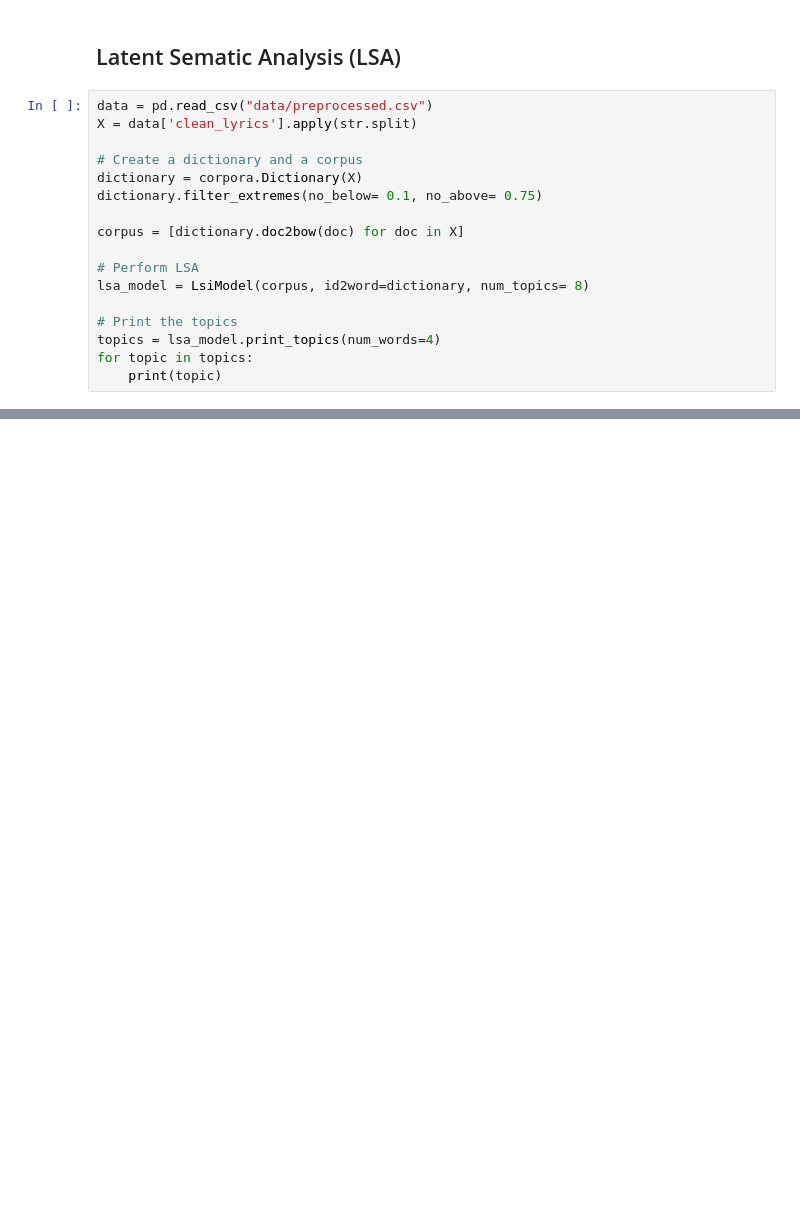
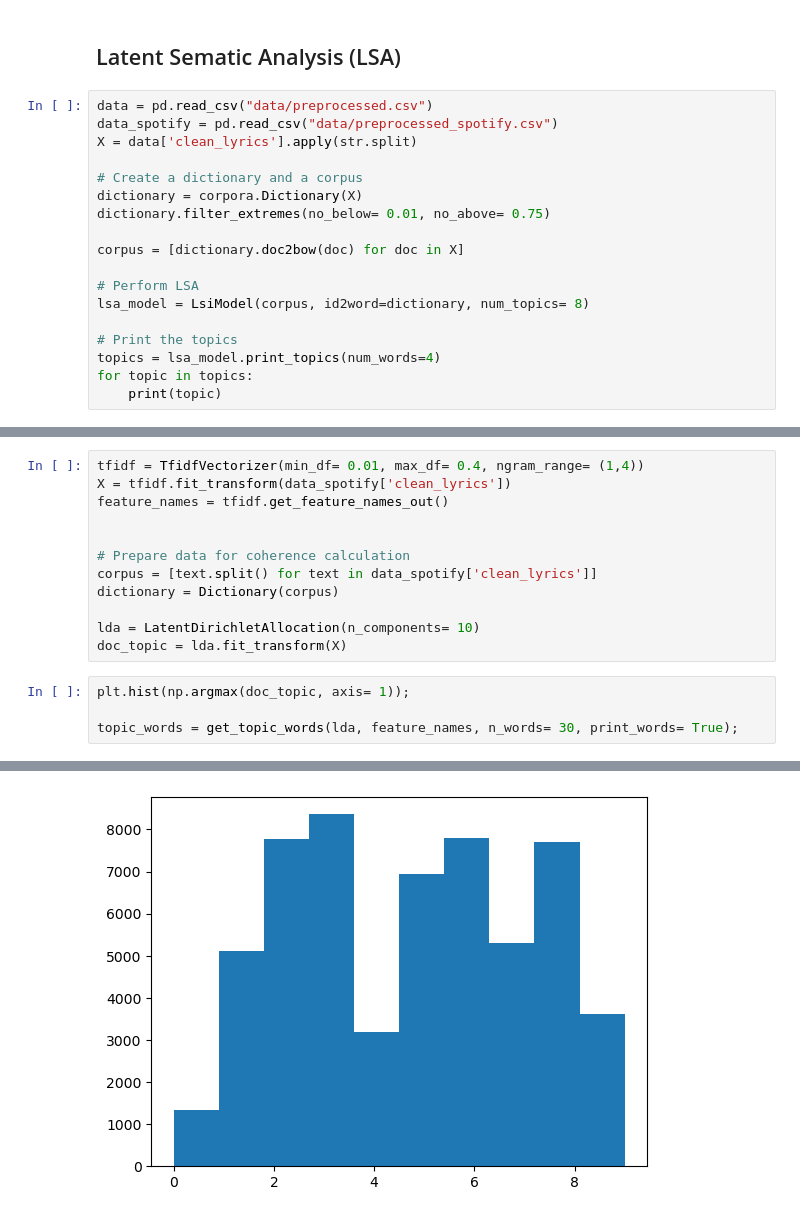
Before and after one commit to garimasc/topic_modeling_songs, a Jupyter notebook: lsa_lda_nmf.ipynb, the cells around one changed output, grey strips where cells are left out. Cells and saved outputs as stored; diff of their text form; blank space fills up the shorter version.

Commit message:
check in changes to LDA without data files

```diff
--- a/lsa_lda_nmf.ipynb
+++ b/lsa_lda_nmf.ipynb
@@ -15,11 +22,12 @@ from sklearn.decomposition import PCA
 ## Latent Sematic Analysis (LSA)
 # %%
 data = pd.read_csv("data/preprocessed.csv")
+data_spotify = pd.read_csv("data/preprocessed_spotify.csv")
 X = data['clean_lyrics'].apply(str.split)
 
 # Create a dictionary and a corpus
 dictionary = corpora.Dictionary(X)
-dictionary.filter_extremes(no_below= 0.1, no_above= 0.75)
+dictionary.filter_extremes(no_below= 0.01, no_above= 0.75)
 
 corpus = [dictionary.doc2bow(doc) for doc in X]
 
@@ -124,0 +162,17 @@ data
+# %%
+tfidf = TfidfVectorizer(min_df= 0.01, max_df= 0.4, ngram_range= (1,4))
+X = tfidf.fit_transform(data_spotify['clean_lyrics'])
+feature_names = tfidf.get_feature_names_out()
+
+
+# Prepare data for coherence calculation
+corpus = [text.split() for text in data_spotify['clean_lyrics']]
+dictionary = Dictionary(corpus)
+
+lda = LatentDirichletAllocation(n_components= 10)
+doc_topic = lda.fit_transform(X)
+# %%
+plt.hist(np.argmax(doc_topic, axis= 1));
+
+topic_words = get_topic_words(lda, feature_names, n_words= 30, print_words= True);
+# %% [output]
@@ -124,0 +198 @@ data
+[figure, added]
```
Also changed, not shown: parts of 17 cells of this notebook, 1 other file.
